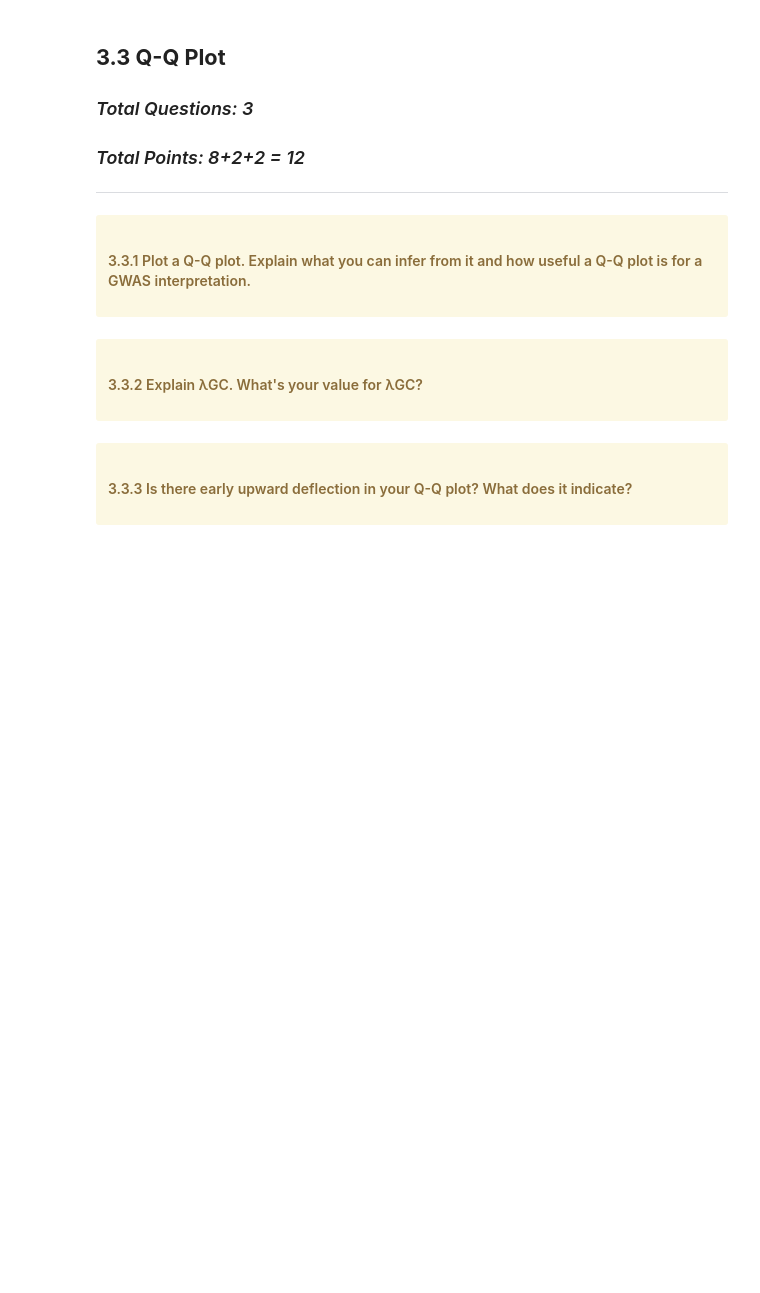
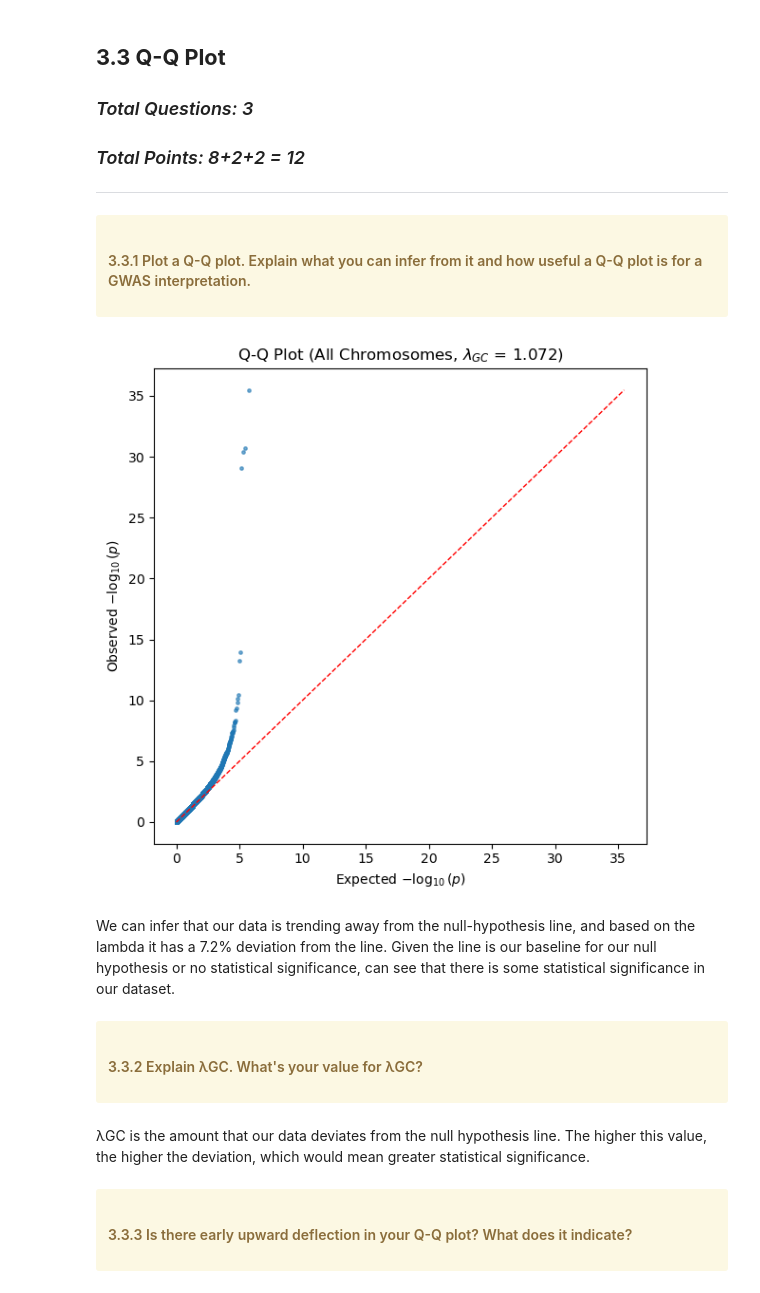
Before and after one commit to ishitasukul-tech/BIOL-6150-Project-6, a Jupyter notebook: Project6-GWAS.ipynb, the cells around one changed output. Drawn from its saved outputs; the diff is of its cells as text; code cells hidden in the pictures; blank space fills up the shorter version.

```diff
--- a/Project6-GWAS.ipynb
+++ b/Project6-GWAS.ipynb
@@ -521,4 +600,37 @@ Overall, the identification of 23 genome-wide significant variants demonstrates
     <h4>3.3.1 Plot a Q-Q plot. Explain what you can infer from it and how useful a Q-Q plot is for a GWAS interpretation.</h4>
 </div>
 # %%
-#your code here
+from scipy import stats
+
+# Extract p-values from the full combined gwas_df instead of the single loop df
+p = gwas_df[P].astype(float).values
+p = p[(p > 0) & np.isfinite(p)]
+p_sorted = np.sort(p)
+
+# Define the expected uniform quantiles
+n = len(p_sorted)
+exp = (np.arange(1, n + 1) / (n + 1.0))
+
+# Convert observed vs expected p-values to -log10 scale
+obs_log = -np.log10(p_sorted)
+exp_log = -np.log10(exp)
+
+# Calculate the genomic inflation factor (lambda GC) from Chi-Square
+chi_obs = stats.chi2.isf(p_sorted, df=1)
+lambda_gc = np.nanmedian(chi_obs) / stats.chi2.ppf(0.5, 1)
+
+# Plot the Q-Q plot
+plt.figure(figsize=(6, 6))
+plt.scatter(exp_log, obs_log, s=6, alpha=0.6, color="tab:blue")
+
+# Plot the diagonal line of expectation (y = x)
+m = max(exp_log.max(), obs_log.max())
+plt.plot([0, m], [0, m], linestyle="--", color="red", linewidth=1)
+
+plt.xlabel(r"Expected $-\log_{10}(p)$")
+plt.ylabel(r"Observed $-\log_{10}(p)$")
+plt.title(f"Q-Q Plot (All Chromosomes, $\lambda_{{GC}}$ = {lambda_gc:.3f})")
+plt.tight_layout()
+plt.show()
+# %% [output]
+[figure, added]
@@ -527,3 +637,5 @@ Overall, the identification of 23 genome-wide significant variants demonstrates
+# %% [markdown]
+We can infer that our data is trending away from the null-hypothesis line, and based on the lambda it has a 7.2% deviation from the line. Given the line is our baseline for our null hypothesis or no statistical significance, can see that there is some statistical significance in our dataset.
 # %% [markdown]
 <div class="alert alert-block alert-warning">
     <h4>3.3.2 Explain λGC. What's your value for λGC? </h4>
@@ -533,3 +643,5 @@ Overall, the identification of 23 genome-wide significant variants demonstrates
+# %% [markdown]
+λGC is the amount that our data deviates from the null hypothesis line. The higher this value, the higher the deviation, which would mean greater statistical significance.
 # %% [markdown]
 <div class="alert alert-block alert-warning">
     <h4>3.3.3 Is there early upward deflection in your Q-Q plot? What does it indicate?</h4>
```
Also changed, not shown: parts of 13 cells of this notebook.
